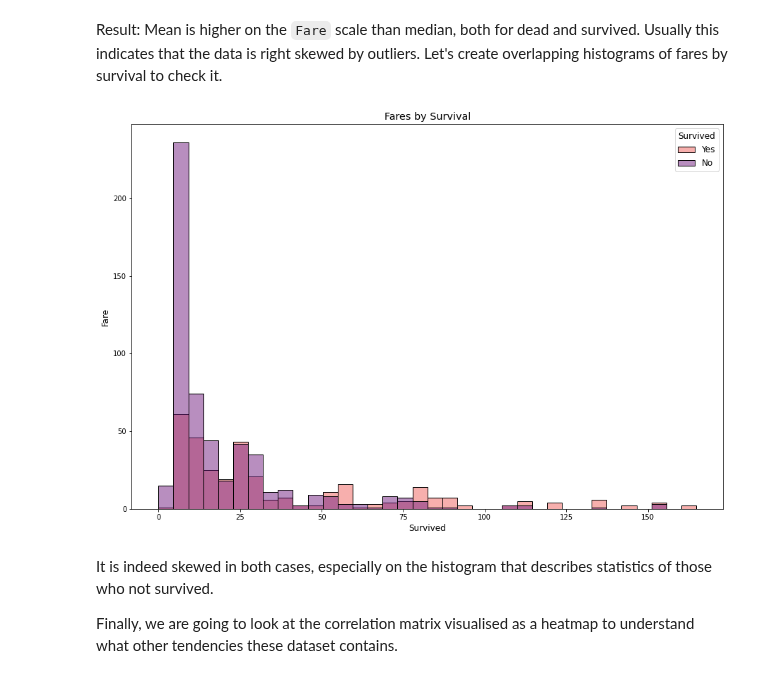
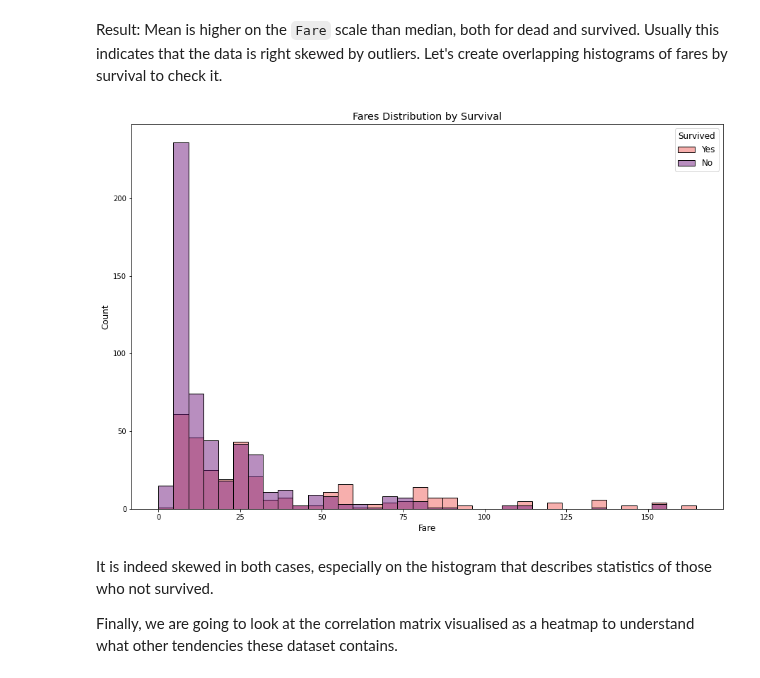
Before and after one commit to jadidaniel/jupyter-notebooks, a Jupyter notebook: quant_and_categorical_var/titanic.ipynb, the cells around one changed output. Drawn from its saved outputs; the diff is of its cells as text; code cells hidden in the pictures.

```diff
--- a/quant_and_categorical_var/titanic.ipynb
+++ b/quant_and_categorical_var/titanic.ipynb
@@ -234,15 +234,15 @@ Mean is higher on the `Fare` scale than median, both for dead and survived. Usua
 # %%
 plt.figure(figsize = (15,10))
 ax = sns.histplot(titanic, x=titanic.Fare, hue=titanic.Survived, stat="count", legend=False, palette='magma')
 
-ax.set_title('Fares by Survival', fontsize = 'x-large')
-ax.set_xlabel('Survived', fontsize = 'large')
-ax.set_ylabel('Fare', fontsize = 'large')
+ax.set_title('Fares Distribution by Survival', fontsize = 'x-large')
+ax.set_xlabel('Fare', fontsize = 'large')
+ax.set_ylabel('Count', fontsize = 'large')
 
 plt.legend(title='Survived', title_fontsize='large', loc='upper right', labels=['Yes', 'No'], fontsize = 'large')
 plt.show()
 # %% [output]
-[figure, old version]
+[figure, new version]
 # %% [markdown]
 It is indeed skewed in both cases, especially on the histogram that describes statistics of those who not survived.
 
```
Also changed, not shown: parts of 1 cell of this notebook.
